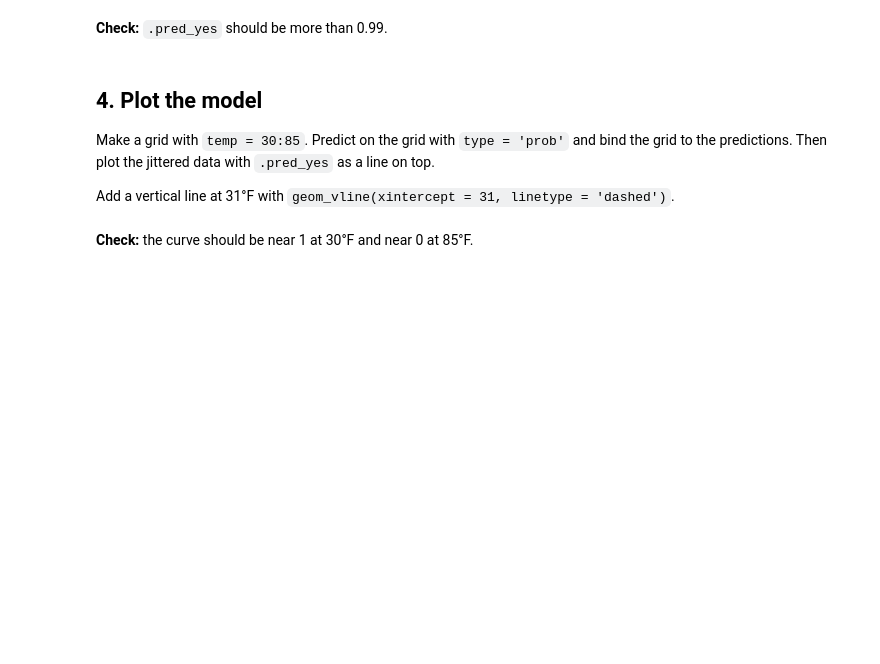
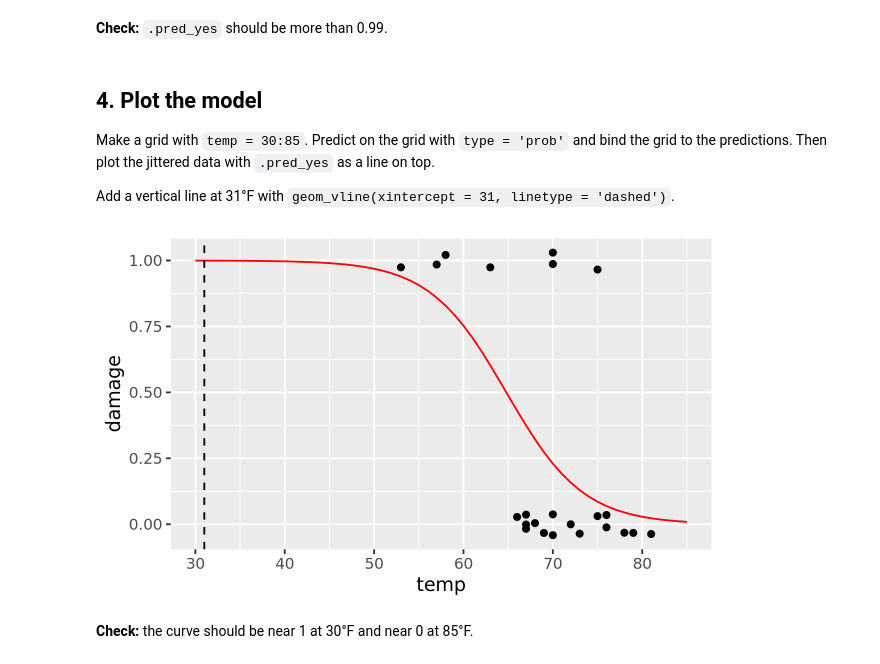
Before and after one commit to ArikaG05/JupyterCodespace, a Jupyter notebook: exercises/11-challenger-exercise.ipynb, the cells around one changed output. Cells and saved outputs as stored; diff of their text form; code cells hidden in the pictures; blank space fills up the shorter version.

````diff
--- a/exercises/11-challenger-exercise.ipynb
+++ b/exercises/11-challenger-exercise.ipynb
@@ -72,3 +102,8 @@ Use tidymodels only. Do not change any other cells.
 ```
 # %% [markdown]
 **Your assistant puts its code in the cell below and runs it.** Read the code. Does it use `logistic_reg()`? Does it use `damage_f`, not `damage`?
+# %%
+fit_oring <- logistic_reg() |>
+    fit(damage_f ~ temp, data = challenger)
+
+tidy(fit_oring)
@@ -97,5 +143,17 @@ fit_oring |> predict(new_data = launch, type = 'prob')
 Make a grid with `temp = 30:85`. Predict on the grid with `type = 'prob'` and bind the grid to the predictions. Then plot the jittered data with `.pred_yes` as a line on top.
 
 Add a vertical line at 31°F with `geom_vline(xintercept = 31, linetype = 'dashed')`.
+# %%
+grid_oring <- tibble(temp = 30:85)
+
+preds_oring <- fit_oring |>
+    predict(new_data = grid_oring, type = 'prob') |>
+    bind_cols(grid_oring)
+
+challenger_jitter +
+    geom_line(data = preds_oring, aes(y = .pred_yes), color = 'red') +
+    geom_vline(xintercept = 31, linetype = 'dashed')
+# %% [output]
+[figure, added]
 # %% [markdown]
 **Check:** the curve should be near 1 at 30°F and near 0 at 85°F.
````
Also changed, not shown: parts of 6 cells of this notebook.
